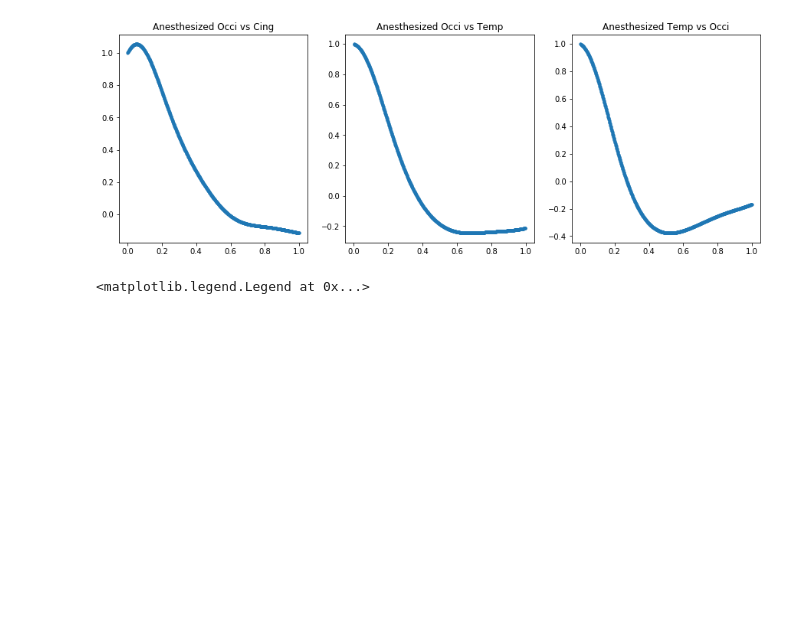
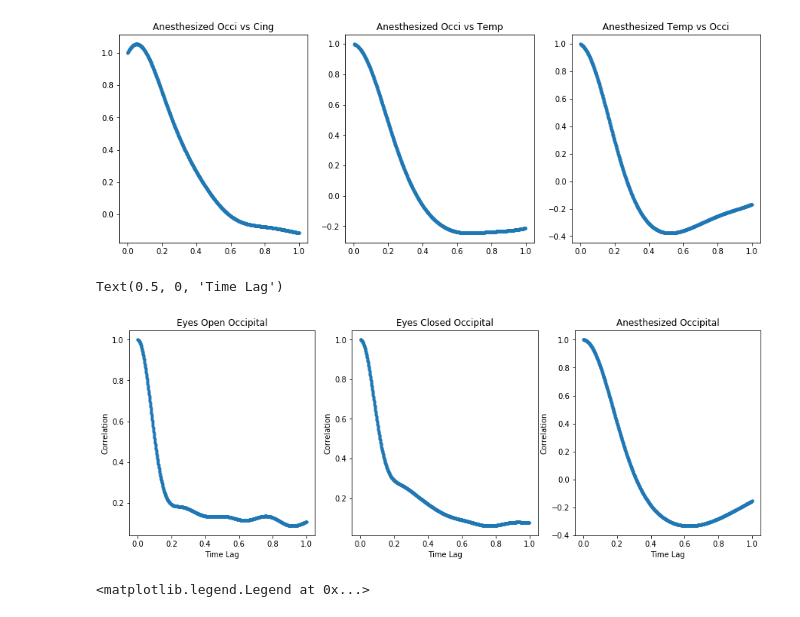
Before and after one commit to ajkeamy/Monkey_Analysis, a Jupyter notebook: Final_Project.ipynb, the cells around one changed output. Cells and saved outputs as stored; diff of their text form; code cells hidden in the pictures; blank space fills up the shorter version.

```diff
--- a/Final_Project.ipynb
+++ b/Final_Project.ipynb
@@ -380,6 +383,24 @@ plt.title('Anesthesized Temp vs Occi')
 # %% [output]
 Text(0.5, 1.0, 'Anesthesized Temp vs Occi')
 [figure]
+# %%
+# Plotting the three occipital both real and imag together
+plt.figure(figsize=(15,5))
+plt.subplot(1,3,1)
+plt.plot(t_ac, xcorr(hil_openo.real, hil_openo.real, maxlag, True), '.')
+plt.title('Eyes Open Occipital')
+plt.ylabel("Correlation");plt.xlabel("Time Lag")
+plt.subplot(1,3,2)
+plt.plot(t_ac, xcorr(hil_closedo.real, hil_closedo.real, maxlag, True), '.')
+plt.title('Eyes Closed Occipital')
+plt.ylabel("Correlation");plt.xlabel("Time Lag")
+plt.subplot(1,3,3)
+plt.plot(t_ac, xcorr(hil_aneso.real,hil_aneso.real, maxlag, True), '.')
+plt.title('Anesthesized Occipital')
+plt.ylabel("Correlation");plt.xlabel("Time Lag")
+# %% [output]
+Text(0.5, 0, 'Time Lag')
+[figure, added]
 # %%
 # Plotting the three occipital both real and imag together
 plt.figure(figsize=(15,5))
```
Also changed, not shown: parts of 5 cells of this notebook.
